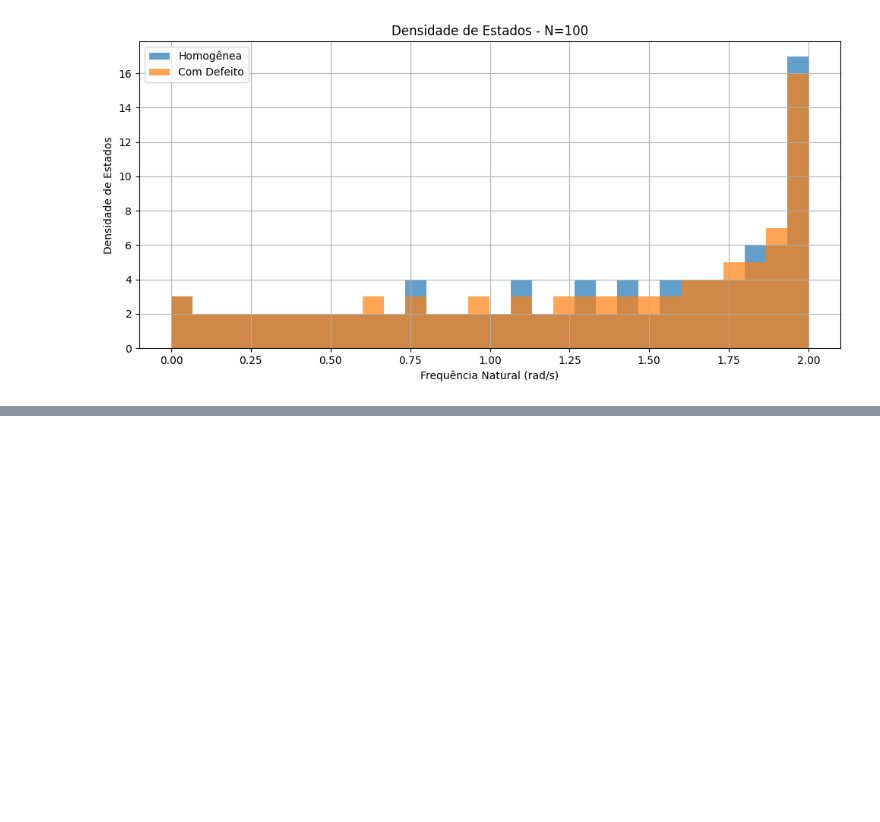
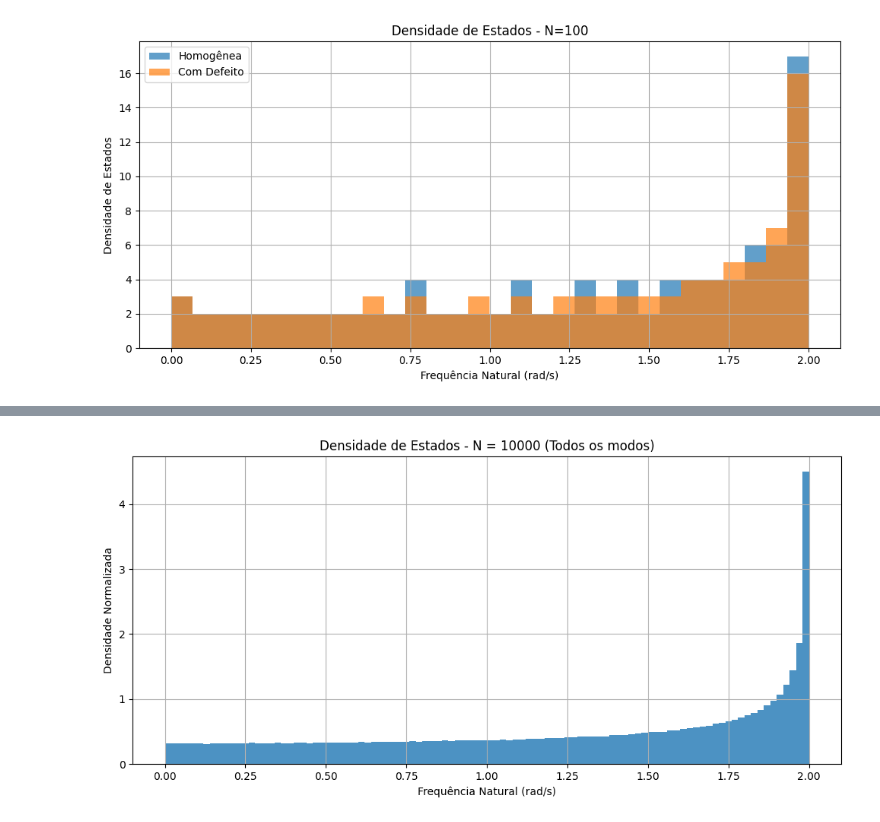
Before and after one commit to matheus-cmramos/AV5, a Jupyter notebook: av5.ipynb, the cells around one changed output, grey strips where cells are left out. Cells and saved outputs as stored; diff of their text form; code cells hidden in the pictures; blank space fills up the shorter version.

```diff
--- a/av5.ipynb
+++ b/av5.ipynb
@@ -121,0 +122,28 @@ plt.show()
+# %%
+# N = 10000
+
+#matriz elastica
+K3 = np.zeros((N3, N3))
+
+for i in range(N3): #tamanho da cadeia
+    K3[i,i] = 2 * k #diagonal (massas com 2 vizinhos)
+    K3[i, (i - 1) % N3] = -k #vizinho anterior
+    K3[i, (i + 1) % N3] = -k #vizinho posterior
+
+#matriz de massa
+M3 = np.eye(N3) * m
+
+ww10000, v10000 = sp.linalg.eigh(K3, M3) #autovalores (omega^2) e autovetores (modos normais)
+w10000 = np.sqrt(np.abs(ww10000)) #frequencias naturais
+# %%
+# Histograma N = 10000
+plt.figure(figsize=(10, 5))
+plt.hist(w10000, bins=100, density=True, alpha=0.8)
+plt.xlabel('Frequência Natural (rad/s)')
+plt.ylabel('Densidade Normalizada')
+plt.title('Densidade de Estados - N = 10000 (Todos os modos)')
+plt.grid(True)
+plt.tight_layout()
+plt.show()
+# %% [output]
+[figure, added]
```
Also changed, not shown: parts of 6 cells of this notebook.
